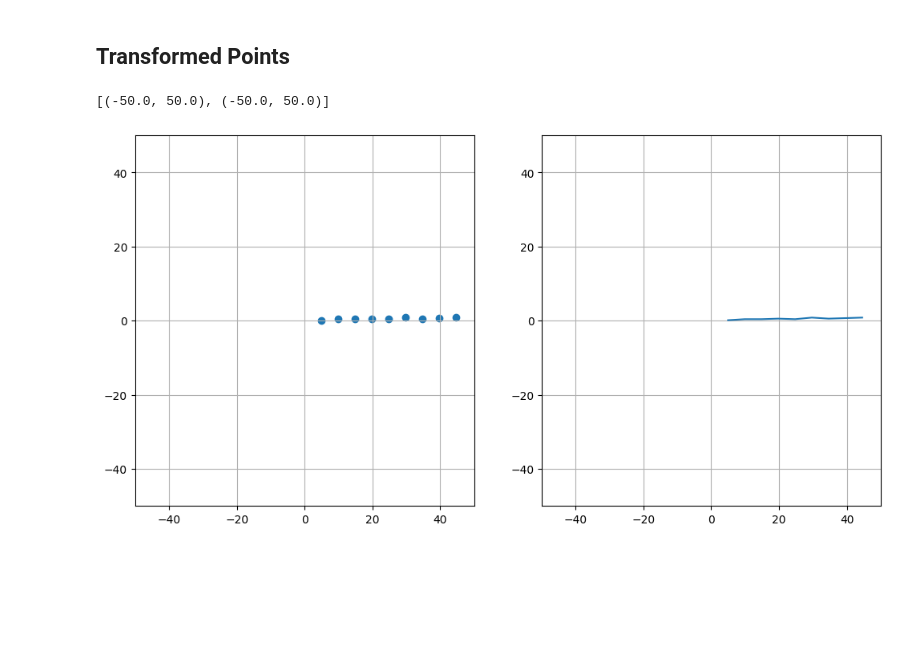
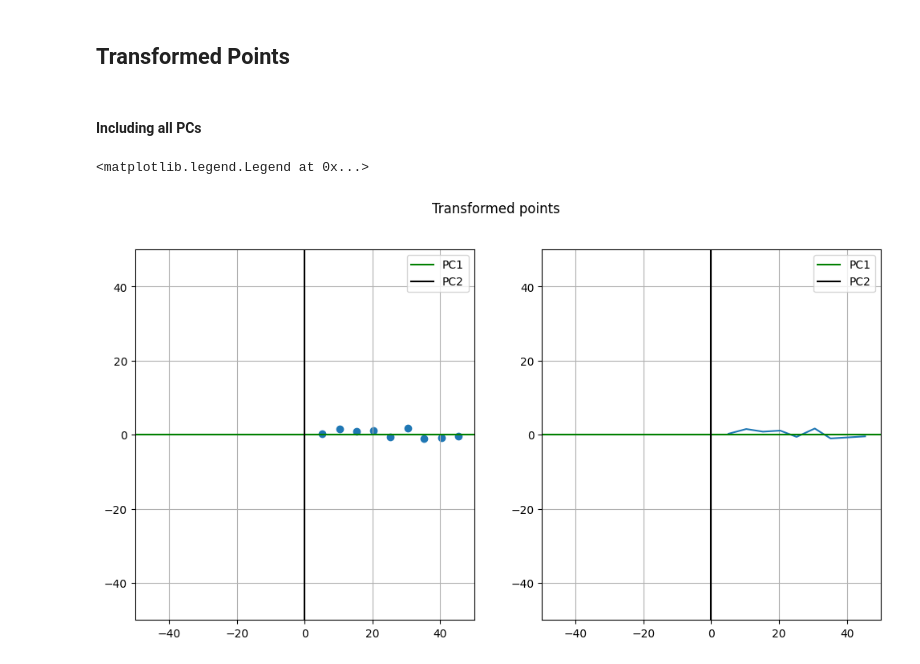
Before and after one commit to CAS-CS/cas-cs.github.io, a Jupyter notebook: lectures/FoML/.PythonCode/ClassDemo/07_PCA_Dimentionality_reduction.ipynb, the cells around one changed output. Cells and saved outputs as stored; diff of their text form; code cells hidden in the pictures; blank space fills up the shorter version.

```diff
--- a/lectures/FoML/.PythonCode/ClassDemo/07_PCA_Dimentionality_reduction.ipynb
+++ b/lectures/FoML/.PythonCode/ClassDemo/07_PCA_Dimentionality_reduction.ipynb
@@ -527,20 +527,28 @@ XY,E
  array([0.98992844, 0.14156868]))
 # %% [markdown]
 ## Transformed Points
+# %% [markdown]
+#### Including all PCs
 # %%
-Trans=XY*E
+Trans=np.dot(XY,Evec)
 
 
 fig,axs=plt.subplots(1,2,figsize=(12,6))
+fig.suptitle('Transformed points')
 ax=axs[0]
 ax.scatter(Trans[:,0],Trans[:,1])
 ax.grid(True)
 ax.set(ylim=(-50,50),xlim=(-50,50))
-
+ax.axhline(y=0, color='g',label="PC1")
+ax.axvline(x=0, color='k',label="PC2")
+ax.legend()
 ax=axs[1]
 ax.plot(Trans[:,0],Trans[:,1])
 ax.grid(True)
 ax.set(ylim=(-50,50),xlim=(-50,50))
+ax.axhline(y=0, color='g',label="PC1")
+ax.axvline(x=0, color='k',label="PC2")
+ax.legend()
 # %% [output]
-[(-50.0, 50.0), (-50.0, 50.0)]
+<matplotlib.legend.Legend at 0x...>
-[figure, old version]
+[figure, new version]
```
Also changed, not shown: parts of 3 cells of this notebook, 1 other file.
